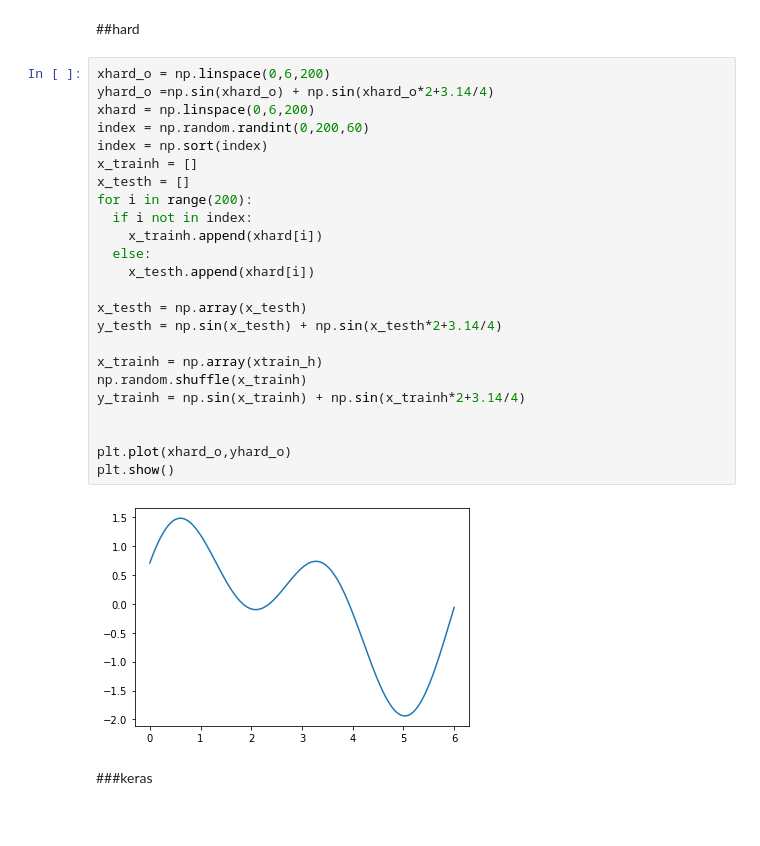
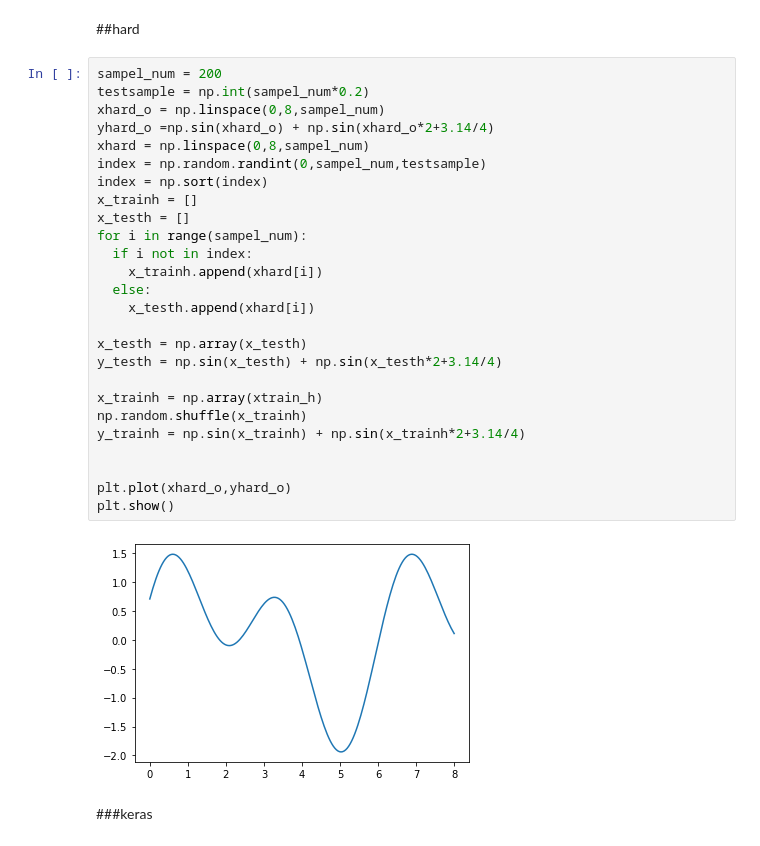
Before and after one commit to mahsaghn/MLP, a Jupyter notebook: mlp123.ipynb, the cells around one changed output. Drawn from its saved outputs; the diff is of its cells as text.

```diff
--- a/mlp123.ipynb
+++ b/mlp123.ipynb
@@ -249,31 +249,33 @@ array([  1,   5,   7,   7,   9,  13,  13,  18,  18,  21,  38,  43,  49,
 # %% [markdown]
 ##hard
 # %%
-xhard_o = np.linspace(0,6,200)
+sampel_num = 200
+testsample = np.int(sampel_num*0.2)
+xhard_o = np.linspace(0,8,sampel_num)
 yhard_o =np.sin(xhard_o) + np.sin(xhard_o*2+3.14/4)
-xhard = np.linspace(0,6,200)
-index = np.random.randint(0,200,60)
+xhard = np.linspace(0,8,sampel_num)
+index = np.random.randint(0,sampel_num,testsample)
 index = np.sort(index)
 x_trainh = []
 x_testh = []
-for i in range(200):
+for i in range(sampel_num):
   if i not in index:
     x_trainh.append(xhard[i])
   else:
     x_testh.append(xhard[i])
 
 x_testh = np.array(x_testh)
 y_testh = np.sin(x_testh) + np.sin(x_testh*2+3.14/4)
 
 x_trainh = np.array(xtrain_h)
 np.random.shuffle(x_trainh)
 y_trainh = np.sin(x_trainh) + np.sin(x_trainh*2+3.14/4)
 
 
 plt.plot(xhard_o,yhard_o)
 plt.show()
 # %% [output]
-[figure, old version]
+[figure, new version]
 # %% [markdown]
 ###keras
 # %%
```
Also changed, not shown: parts of 3 cells of this notebook.
